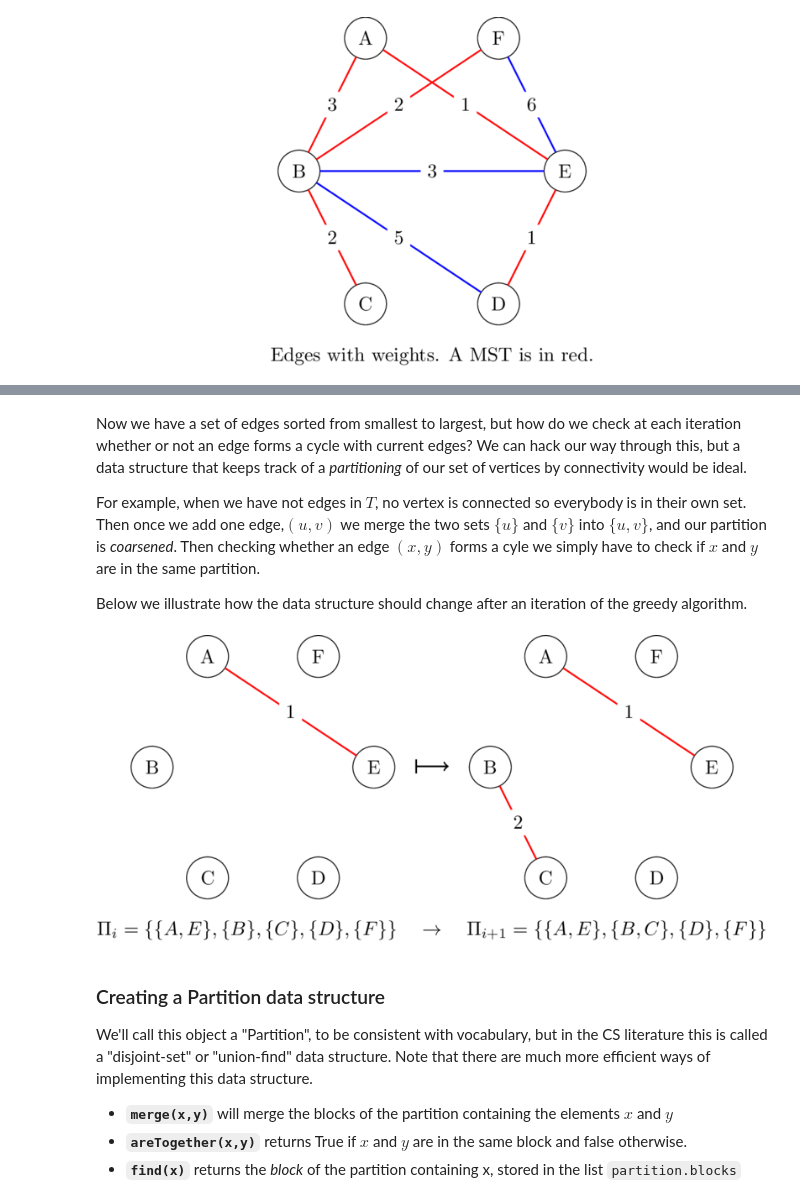
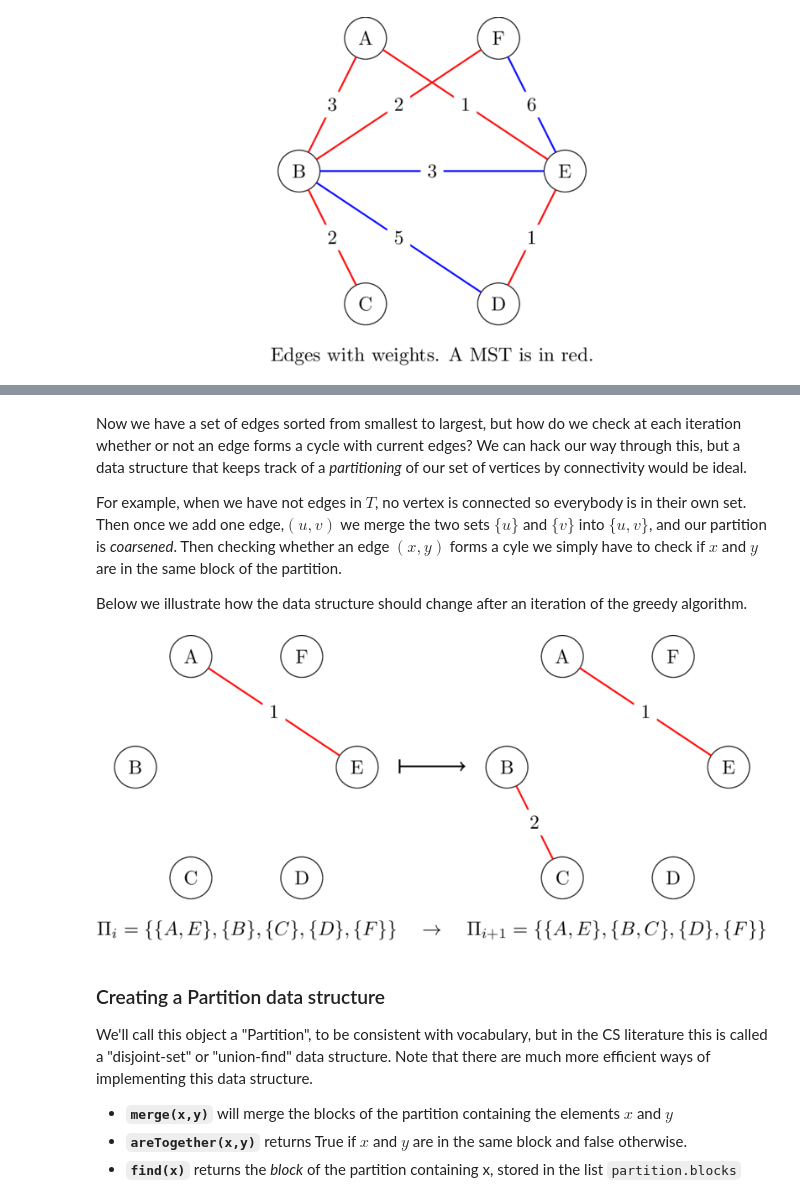
Before and after one commit to MaCaki/algorithms, a Jupyter notebook: euler_107/problem_107.ipynb, the cells around one changed output, grey strips where cells are left out. Drawn from its saved outputs; the diff is of its cells as text; code cells hidden in the pictures.

Commit message:
editing and added graphic

```diff
--- a/euler_107/problem_107.ipynb
+++ b/euler_107/problem_107.ipynb
@@ -118,40 +138,39 @@ edges.sort()
 # %% [markdown]
 Now we have a set of edges sorted from smallest to largest, but how do we check at each iteration whether or not an edge forms a cycle with current edges? We can hack our way through this, but a data structure that keeps track of a *partitioning* of our set of vertices by connectivity would be ideal.
 
-For example, when we have not edges in $T$, no vertex is connected so everybody is in their own set. Then once we add one edge,$(u,v)$ we merge the two sets $\{u\}$ and $\{v\}$ into $\{u,v\}$, and our partition is *coarsened*. Then checking whether an edge $(x,y)$ forms a cyle we simply have to check if $x$ and $y$ are in the same partition.
+For example, when we have not edges in $T$, no vertex is connected so everybody is in their own set. Then once we add one edge,$(u,v)$ we merge the two sets $\{u\}$ and $\{v\}$ into $\{u,v\}$, and our partition is *coarsened*. Then checking whether an edge $(x,y)$ forms a cyle we simply have to check if $x$ and $y$ are in the same block of the partition.
 
 Below we illustrate how the data structure should change after an iteration of the greedy algorithm.
 # %%
 %%tikz -s 800,600 -sc 1 -f png -l arrows,petri,topaths -p tkz-berge -c "$\Pi_i=\{\{A,E\},\{B\}, \{C\},\{D\},\{F\}\}\quad \rightarrow \quad \Pi_{i+1}=\{\{A,E\},\{B,C\},\{D\},\{F\}\}$"
 
 \tikzstyle{VertexStyle} = [shape=circle,minimum width=5ex,draw]
 \Vertex[x=-1,y=4]{A}
 \Vertex[x=-2,y=2]{B}
 \Vertex[x=-1,y=0]{C}
 \Vertex[x=1,y=0]{D}
 \Vertex[x=2,y=2]{E}
 \Vertex[x=1,y=4]{F}
 
 \Edge[style={red}, label=1](A)(E)
 
 \end{tikzpicture}\quad\begin{tikzpicture}[scale=1.2]
-\node[x=-1,y=0,inner sep=0,minimum size=0]  {};
 \node[x=2,y=0,inner sep=0,minimum size=0]  {};
-\draw [thick,|->] (0,2) to (0.5,2);
+\draw [thick,|->] (0,2) to (1,2);
 \end{tikzpicture}\quad\begin{tikzpicture}
 
 \tikzstyle{VertexStyle} = [shape=circle,minimum width=5ex,draw]
 \Vertex[x=-1,y=4]{A}
 \Vertex[x=-2,y=2]{B}
 \Vertex[x=-1,y=0]{C}
 \Vertex[x=1,y=0]{D}
 \Vertex[x=2,y=2]{E}
 \Vertex[x=1,y=4]{F}
 
 \Edge[style={red}, label=1](A)(E)
 \Edge[style={red},label=2](B)(C)
 # %% [output]
-[figure, old version]
+[figure, new version]
 # %% [markdown]
 ### Creating a Partition data structure
 
```
Also changed, not shown: parts of 7 cells of this notebook.
